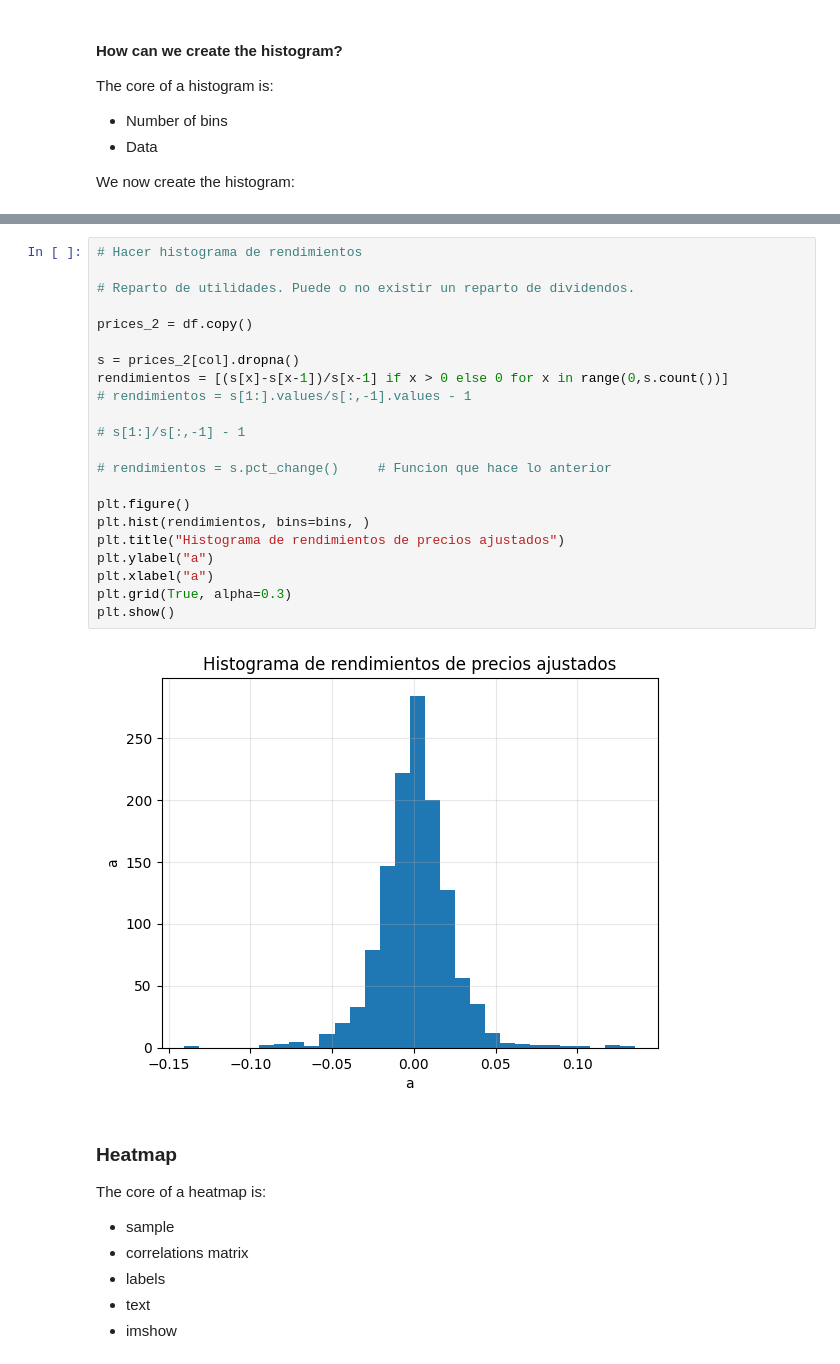
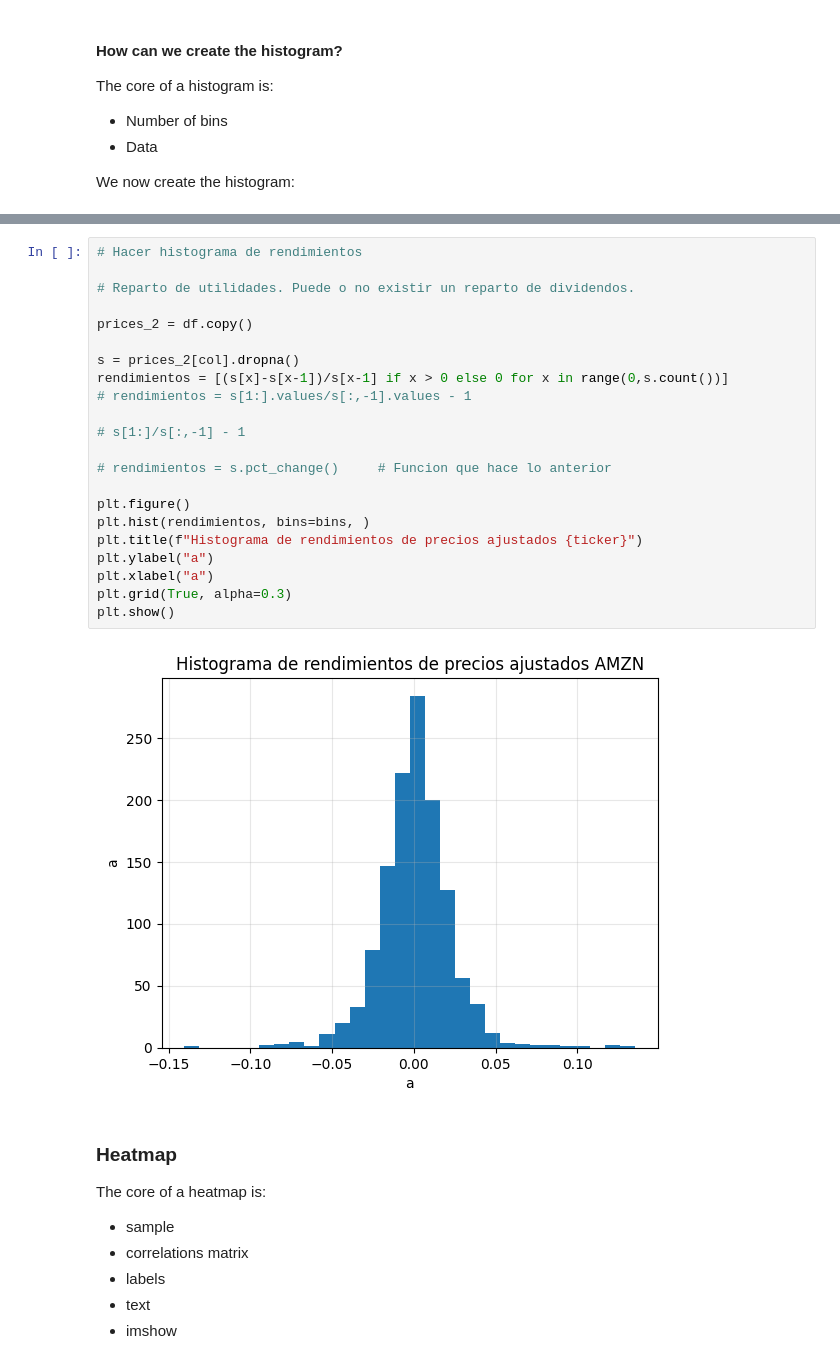
Before and after one commit to OssianV/REPOSITORIO_CLASE_ANALISIS_DE_DATOS, a Jupyter notebook: SCRIPTS/clase_04,05,06_20260307.ipynb, the cells around one changed output, grey strips where cells are left out. Saved outputs shown, nothing was run; the diff lists cells and outputs as text.

```diff
--- a/SCRIPTS/clase_04,05,06_20260307.ipynb
+++ b/SCRIPTS/clase_04,05,06_20260307.ipynb
@@ -433,27 +433,27 @@ np.int64(1254)
 # %%
 # Hacer histograma de rendimientos
 
 # Reparto de utilidades. Puede o no existir un reparto de dividendos.
 
 prices_2 = df.copy()
 
 s = prices_2[col].dropna()
 rendimientos = [(s[x]-s[x-1])/s[x-1] if x > 0 else 0 for x in range(0,s.count())]
 # rendimientos = s[1:].values/s[:,-1].values - 1
 
 # s[1:]/s[:,-1] - 1
 
 # rendimientos = s.pct_change()     # Funcion que hace lo anterior
 
 plt.figure()
 plt.hist(rendimientos, bins=bins, )
-plt.title("Histograma de rendimientos de precios ajustados")
+plt.title(f"Histograma de rendimientos de precios ajustados {ticker}")
 plt.ylabel("a")
 plt.xlabel("a")
 plt.grid(True, alpha=0.3)
 plt.show()
 # %% [output]
-[figure, old version]
+[figure, new version]
 # %% [markdown]
 ### Heatmap
 
```
Also changed, not shown: parts of 18 cells of this notebook, 1 other file.
